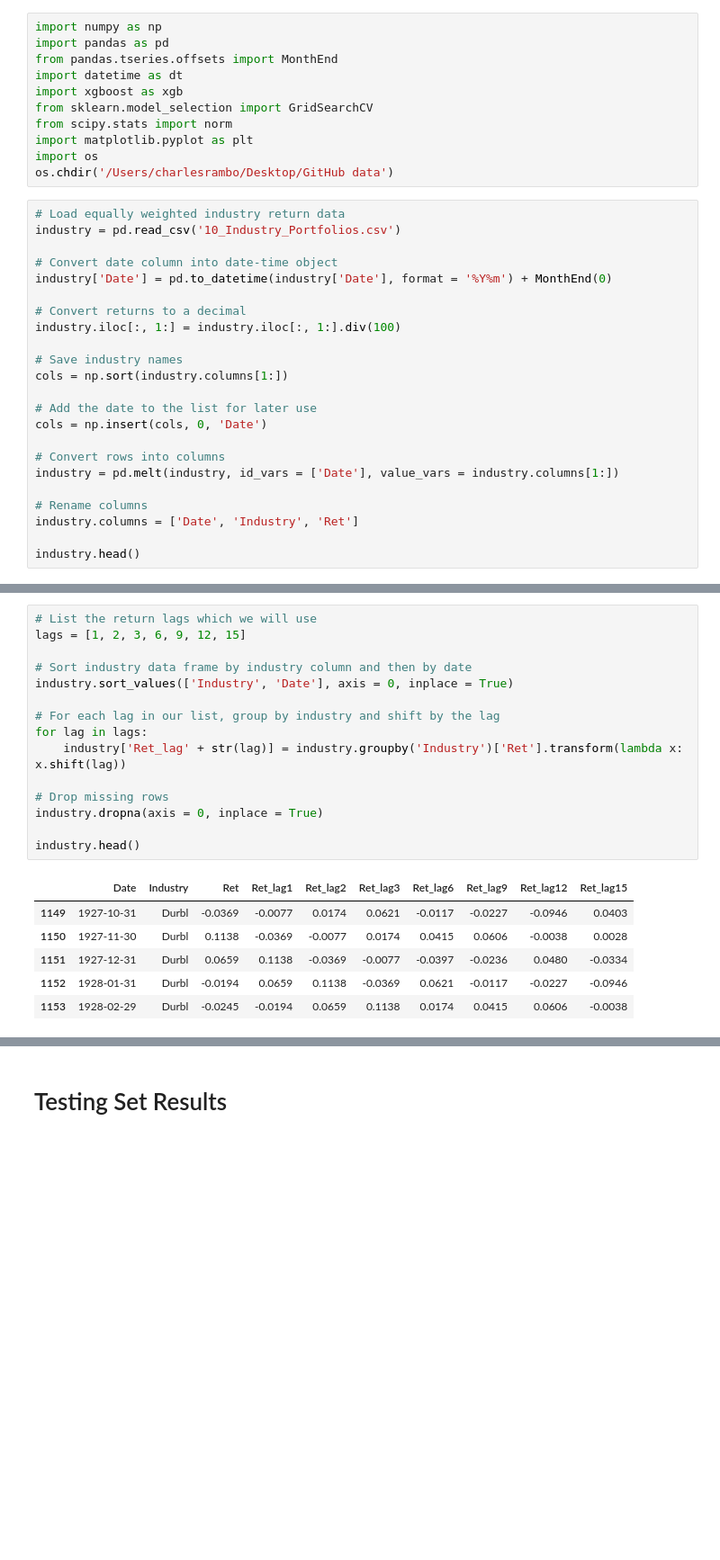
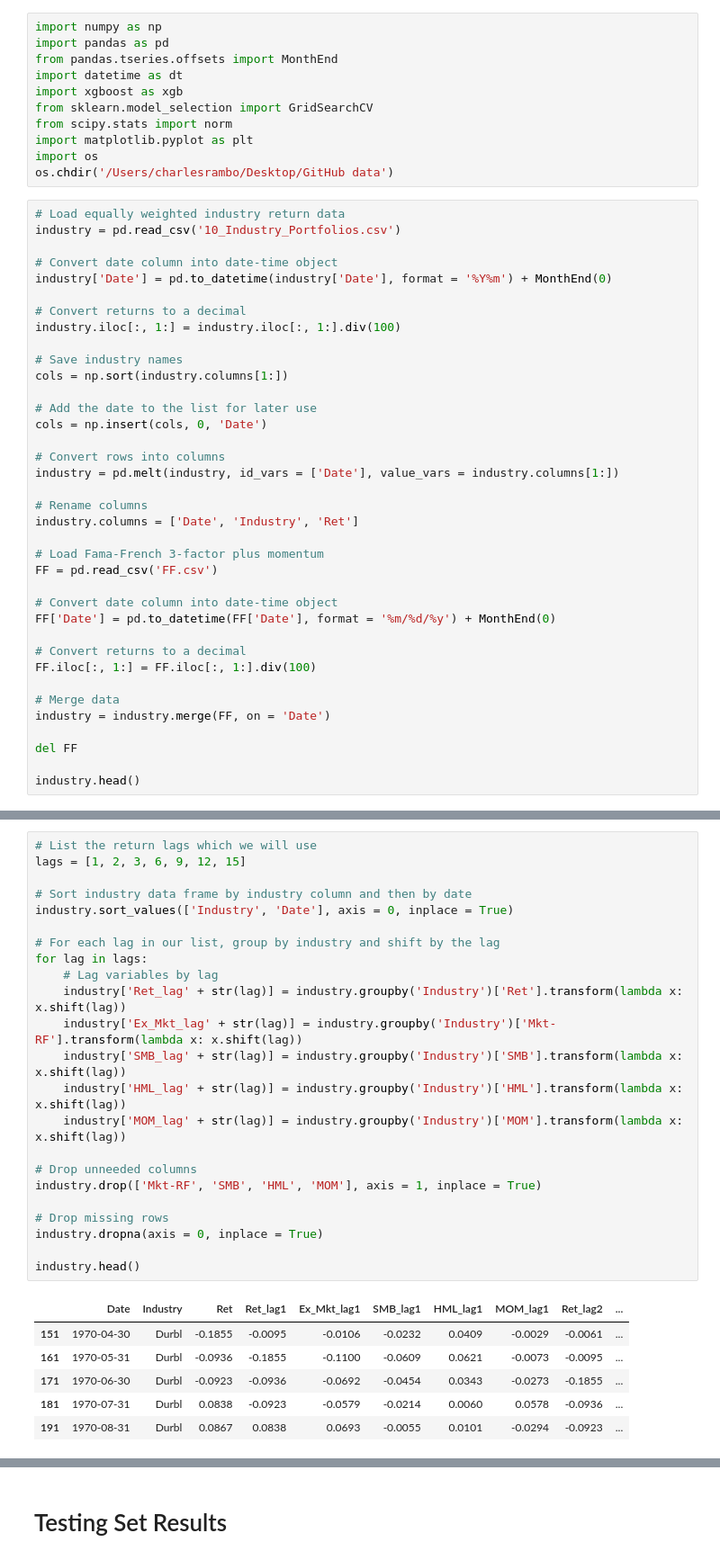
Before and after one commit to charlesrambo/machine_learning, a Jupyter notebook: XGBoost-industry-ML.ipynb, the cells around one changed output, grey strips where cells are left out. Shown at 90% size. Cells and saved outputs as stored; diff of their text form; blank space fills up the shorter version.

Commit message:
Changed weighting and used Fama French factors
Results are worse but I think returns were better in-sample before because of a quark with the weighting.

```diff
--- a/XGBoost-industry-ML.ipynb
+++ b/XGBoost-industry-ML.ipynb
@@ -36,5 +36,19 @@ industry = pd.melt(industry, id_vars = ['Date'], value_vars = industry.columns[1
 # Rename columns
 industry.columns = ['Date', 'Industry', 'Ret']
 
+# Load Fama-French 3-factor plus momentum
+FF = pd.read_csv('FF.csv')
+
+# Convert date column into date-time object
+FF['Date'] = pd.to_datetime(FF['Date'], format = '%m/%d/%y') + MonthEnd(0)
+
+# Convert returns to a decimal
+FF.iloc[:, 1:] = FF.iloc[:, 1:].div(100)
+
+# Merge data
+industry = industry.merge(FF, on = 'Date')
+
+del FF
+
 industry.head()
 # %% [output]
@@ -47,22 +61,30 @@ industry.head()
 # %%
 # List the return lags which we will use
 lags = [1, 2, 3, 6, 9, 12, 15]
 
 # Sort industry data frame by industry column and then by date
 industry.sort_values(['Industry', 'Date'], axis = 0, inplace = True)
 
 # For each lag in our list, group by industry and shift by the lag
 for lag in lags:
+    # Lag variables by lag
     industry['Ret_lag' + str(lag)] = industry.groupby('Industry')['Ret'].transform(lambda x: x.shift(lag))
+    industry['Ex_Mkt_lag' + str(lag)] = industry.groupby('Industry')['Mkt-RF'].transform(lambda x: x.shift(lag))
+    industry['SMB_lag' + str(lag)] = industry.groupby('Industry')['SMB'].transform(lambda x: x.shift(lag))
+    industry['HML_lag' + str(lag)] = industry.groupby('Industry')['HML'].transform(lambda x: x.shift(lag))
+    industry['MOM_lag' + str(lag)] = industry.groupby('Industry')['MOM'].transform(lambda x: x.shift(lag))
+
+# Drop unneeded columns
+industry.drop(['Mkt-RF', 'SMB', 'HML', 'MOM'], axis = 1, inplace = True)
 
 # Drop missing rows
 industry.dropna(axis = 0, inplace = True)
 
 industry.head()
 # %% [output]
-|  | Date | Industry | Ret | Ret_lag1 | Ret_lag2 | Ret_lag3 | Ret_lag6 | Ret_lag9 | Ret_lag12 | Ret_lag15 |
-| 1149 | 1927-10-31 | Durbl | -0.0369 | -0.0077 | 0.0174 | 0.0621 | -0.0117 | -0.0227 | -0.0946 | 0.0403 |
-| 1150 | 1927-11-30 | Durbl | 0.1138 | -0.0369 | -0.0077 | 0.0174 | 0.0415 | 0.0606 | -0.0038 | 0.0028 |
-| 1151 | 1927-12-31 | Durbl | 0.0659 | 0.1138 | -0.0369 | -0.0077 | -0.0397 | -0.0236 | 0.0480 | -0.0334 |
-| 1152 | 1928-01-31 | Durbl | -0.0194 | 0.0659 | 0.1138 | -0.0369 | 0.0621 | -0.0117 | -0.0227 | -0.0946 |
-| 1153 | 1928-02-29 | Durbl | -0.0245 | -0.0194 | 0.0659 | 0.1138 | 0.0174 | 0.0415 | 0.0606 | -0.0038 |
+|  | Date | Industry | Ret | Ret_lag1 | Ex_Mkt_lag1 | SMB_lag1 | HML_lag1 | MOM_lag1 | Ret_lag2 | ... |
+| 151 | 1970-04-30 | Durbl | -0.1855 | -0.0095 | -0.0106 | -0.0232 | 0.0409 | -0.0029 | -0.0061 | ... |
+| 161 | 1970-05-31 | Durbl | -0.0936 | -0.1855 | -0.1100 | -0.0609 | 0.0621 | -0.0073 | -0.0095 | ... |
+| 171 | 1970-06-30 | Durbl | -0.0923 | -0.0936 | -0.0692 | -0.0454 | 0.0343 | -0.0273 | -0.1855 | ... |
+| 181 | 1970-07-31 | Durbl | 0.0838 | -0.0923 | -0.0579 | -0.0214 | 0.0060 | 0.0578 | -0.0936 | ... |
+| 191 | 1970-08-31 | Durbl | 0.0867 | 0.0838 | 0.0693 | -0.0055 | 0.0101 | -0.0294 | -0.0923 | ... |
```
Also changed, not shown: parts of 16 cells of this notebook.
